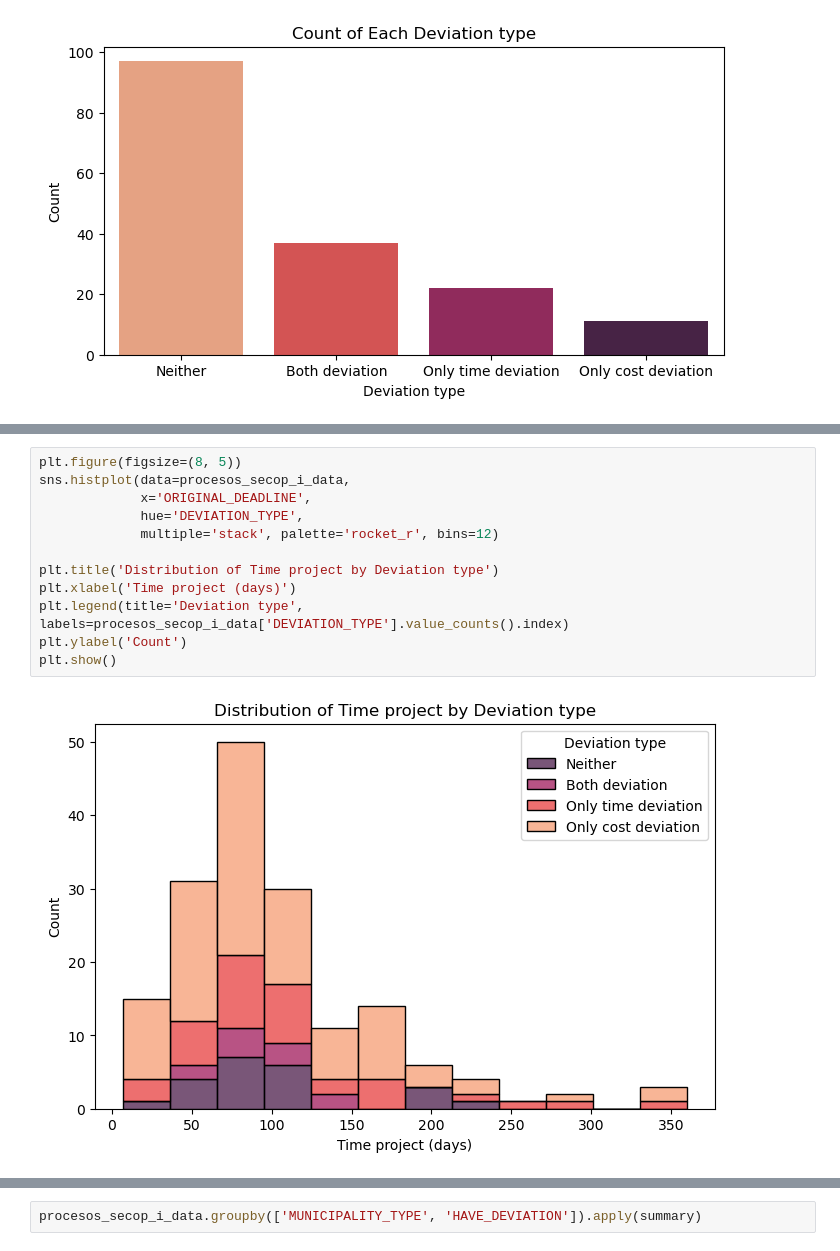
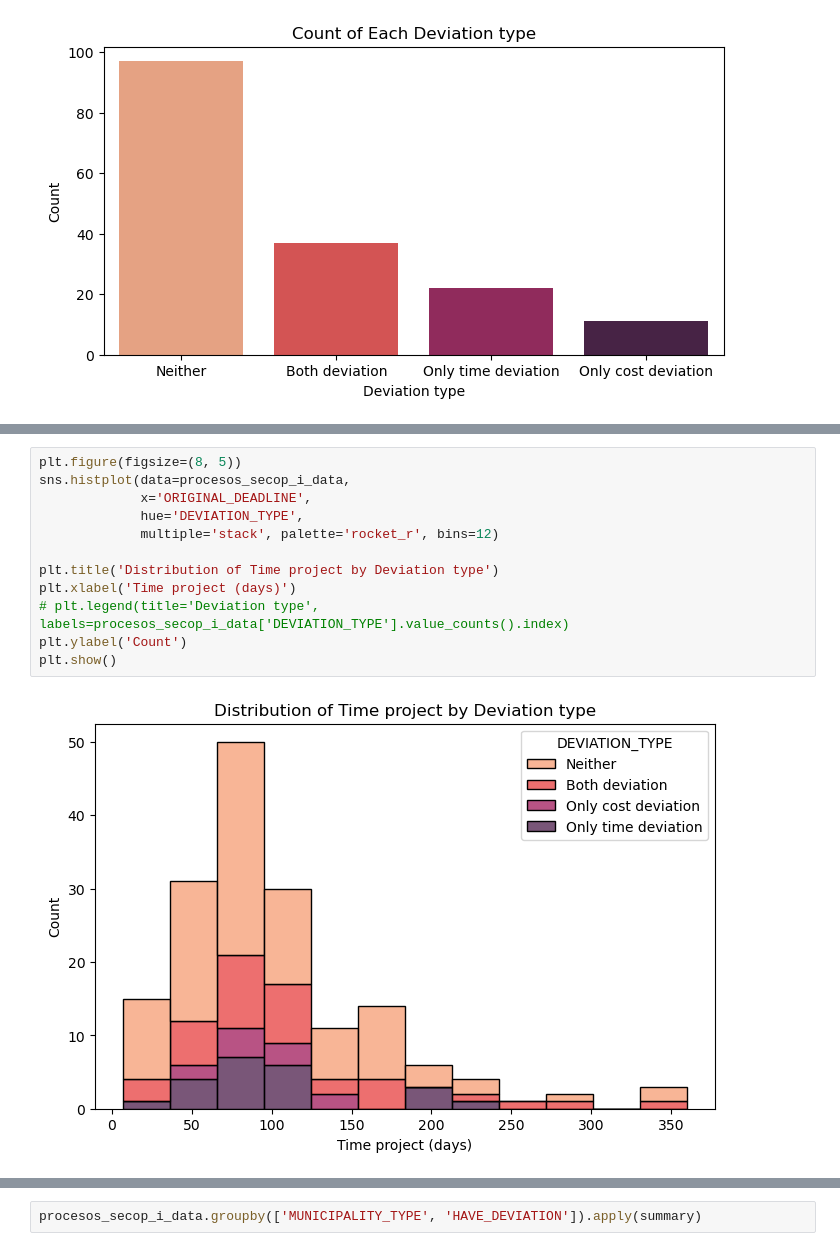
Before and after one commit to NicolasArrietaC/Cost-and-Time-Deviation-in-Colombian-Rural-Roads_extended_version, a Jupyter notebook: scripts/subjects_variables.ipynb, the cells around one changed output, grey strips where cells are left out. Drawn from its saved outputs; the diff is of its cells as text.

```diff
--- a/scripts/subjects_variables.ipynb
+++ b/scripts/subjects_variables.ipynb
@@ -122,15 +124,15 @@ plt.show()
 # %%
 plt.figure(figsize=(8, 5))
 sns.histplot(data=procesos_secop_i_data,
              x='ORIGINAL_DEADLINE',
              hue='DEVIATION_TYPE',
              multiple='stack', palette='rocket_r', bins=12)
 
 plt.title('Distribution of Time project by Deviation type')
 plt.xlabel('Time project (days)')
-plt.legend(title='Deviation type', labels=procesos_secop_i_data['DEVIATION_TYPE'].value_counts().index)
+# plt.legend(title='Deviation type', labels=procesos_secop_i_data['DEVIATION_TYPE'].value_counts().index)
 plt.ylabel('Count')
 plt.show()
 # %% [output]
-[figure, old version]
+[figure, new version]
 # %% [markdown]
```
Also changed, not shown: parts of 29 cells of this notebook, 24 other files.
